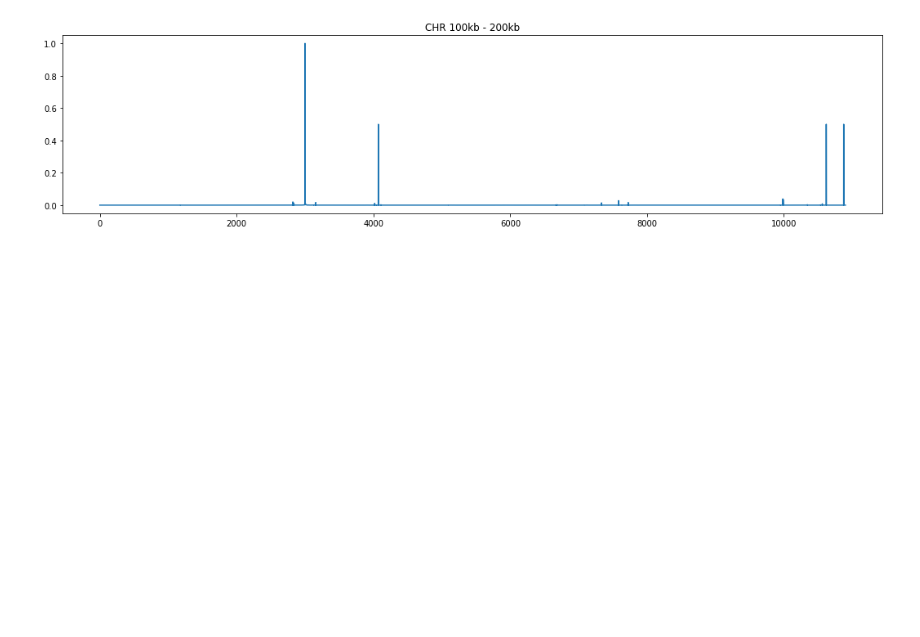
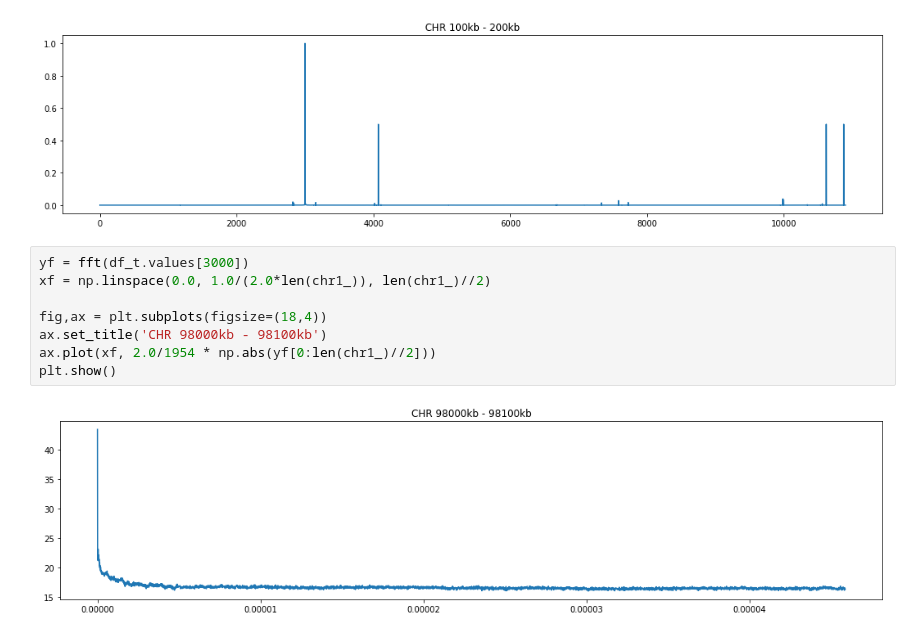
Before and after one commit to orionpax00/ChrVis, a Jupyter notebook: scripts/Signal_analysis_of_contact_freqency.ipynb, the cells around one changed output. Drawn from its saved outputs; the diff is of its cells as text; blank space fills up the shorter version.

```diff
--- a/scripts/Signal_analysis_of_contact_freqency.ipynb
+++ b/scripts/Signal_analysis_of_contact_freqency.ipynb
@@ -202,4 +202,14 @@ ax.plot(chr1_)
 plt.show()
 # %% [output]
 [figure]
+# %%
+yf = fft(df_t.values[3000])
+xf = np.linspace(0.0, 1.0/(2.0*len(chr1_)), len(chr1_)//2)
+
+fig,ax = plt.subplots(figsize=(18,4))
+ax.set_title('CHR 98000kb - 98100kb')
+ax.plot(xf, 2.0/1954 * np.abs(yf[0:len(chr1_)//2]))
+plt.show()
+# %% [output]
+[figure, added]
 # %%
```
Also changed, not shown: parts of 3 cells of this notebook, 10 other files.
